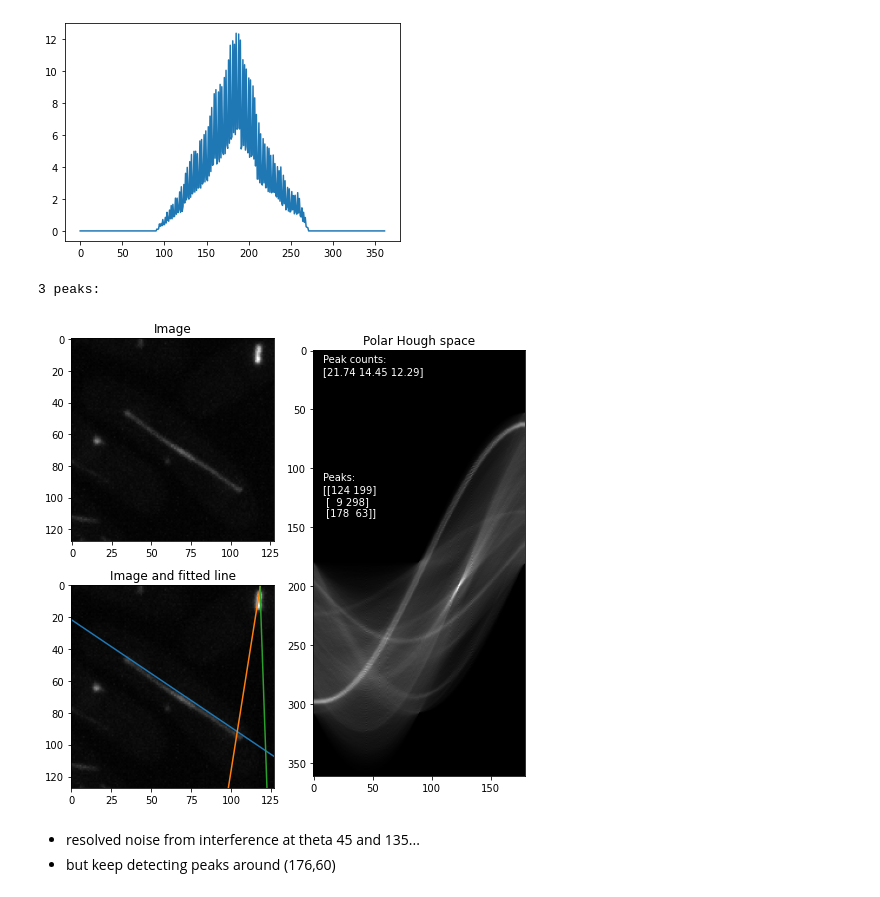
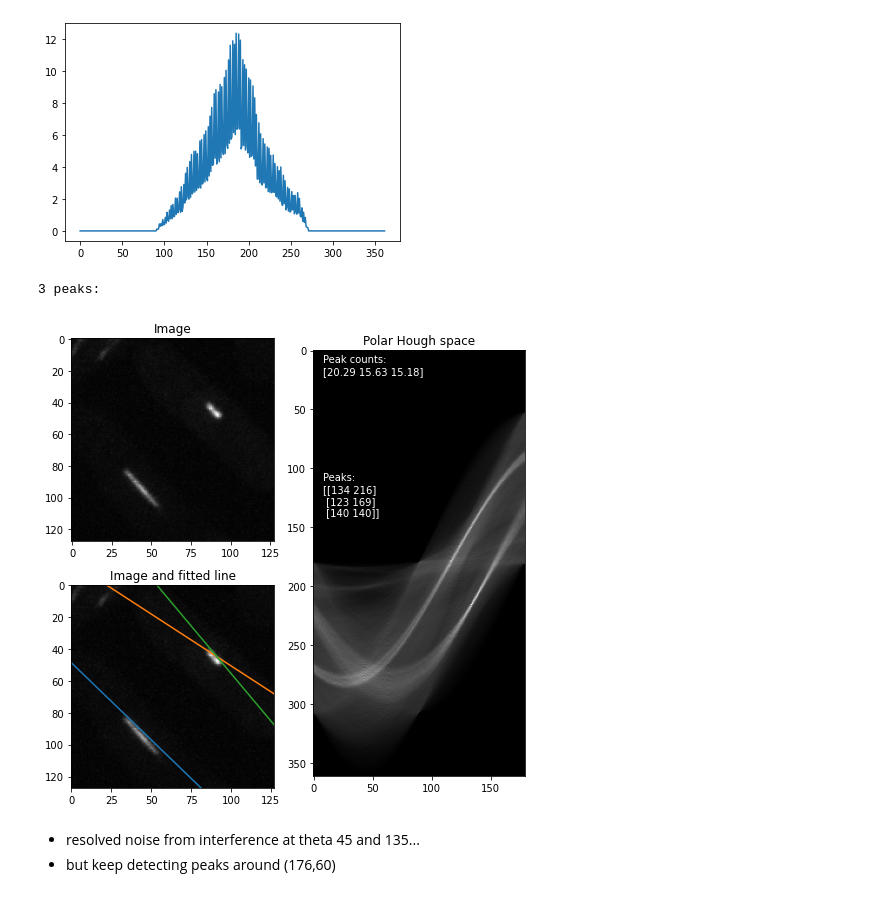
Before and after one commit to CulleyLab/fitting_lines, a Jupyter notebook: Hough_transform/Hough_transform_raw_data.ipynb, the cells around one changed output. Saved outputs shown, nothing was run; the diff lists cells and outputs as text; code cells hidden in the pictures.

```diff
--- a/Hough_transform/Hough_transform_raw_data.ipynb
+++ b/Hough_transform/Hough_transform_raw_data.ipynb
@@ -6,15 +6,15 @@ import matplotlib.pyplot as plt
 import numpy as np
 from skimage.feature import peak_local_max
 # %%
-#### paths and filenames
+# paths and filenames
 path = os.getcwd()
 path_images = path + "\\test_images\\straight_lines_raw\\"
 file_names = os.listdir(path_images)
 print("Total files in dir: {0}".format(len(file_names)))
 # read in the first image from the list of files
-ret, image = cv2.imreadmulti(path_images+file_names[7], [], cv2.IMREAD_UNCHANGED)
+ret, image = cv2.imreadmulti(path_images+file_names[9], [], cv2.IMREAD_UNCHANGED)
 print("Total slices in stack: {0}".format(len(image)))
-img = image[0]
+img = image[9]
 plt.imshow(img, cmap="gray");
 plt.axis("off");
 # 2-4/9, 3-9, 4-2/6, 6-2/3, 7-0
@@ -68,8 +68,11 @@ def hough_transform(img):
 # %%
 def conv_via_locmax(accumulator, theta_vals, rho_vals, min_dist):
     # find local maxima
-    #peaks = peak_local_max(accumulator, min_distance = min_dist, exclude_border = True)
-    peaks = peak_local_max(accumulator, min_distance = min_dist, exclude_border = False)
+    if min_len >0:
+        peaks = peak_local_max(accumulator, min_distance = min_dist,
+                               exclude_border = False, threshold_abs = min_len)
+    else:
+        peaks = peak_local_max(accumulator, min_distance = min_dist, exclude_border = False)
     n_peaks = peaks.shape[0]
     print(n_peaks, "peaks:")
     #if n_peaks<10: print(peaks)
@@ -96,41 +99,41 @@ plt.plot(accumulator[135,:]);
 # %% [output]
 [figure]
 # %%
-d_min = 70
+d_min = 20
 accumulator, theta_vals, rho_vals = hough_transform(img)
 xs, ys, peaks, params = conv_via_locmax(accumulator, theta_vals, rho_vals, d_min)
 
 # plot image and pixel data side by side
 fig = plt.figure(figsize=(7, 7))
 
 fig.add_subplot(221)
 plt.imshow(img, cmap="gray")
 #plt.axis("off")
 plt.title("Image");
 
 fig.add_subplot(223)
 plt.imshow(img, cmap="gray")
 n_y, n_x = img.shape[:]
 x = np.array(range(n_x))
 #for i in range(peaks.shape[0]):
 #    plt.plot(xs, ys[:,i], c="indianred")
 plt.plot(xs, ys)
 plt.xlim(0,n_x-1)
 plt.ylim(n_y-1,0)
 plt.title("Image and fitted line");
 
 fig.add_subplot(122)
 plt.imshow(np.transpose(accumulator), cmap="gray");
 plt.text(8, 140,("Peaks:\n"+str(peaks)), fontsize = 10, color = "white")
 plt.text(8, 20, ("Peak counts:\n"+str(np.around(accumulator[peaks[:,0], peaks[:,1]], 2))),
          fontsize = 10, color = "white")
 plt.title("Polar Hough space");
 
 plt.tight_layout()
 #plt.savefig("figs\\exclude_borders.png", format="png", dpi=600)
 # %% [output]
 3 peaks:
-[figure, old version]
+[figure, new version]
 # %% [markdown]
 - resolved noise from interference at theta 45 and 135...
 - but keep detecting peaks around (176,60)
```
Also changed, not shown: parts of 5 cells of this notebook, 2 other files.
